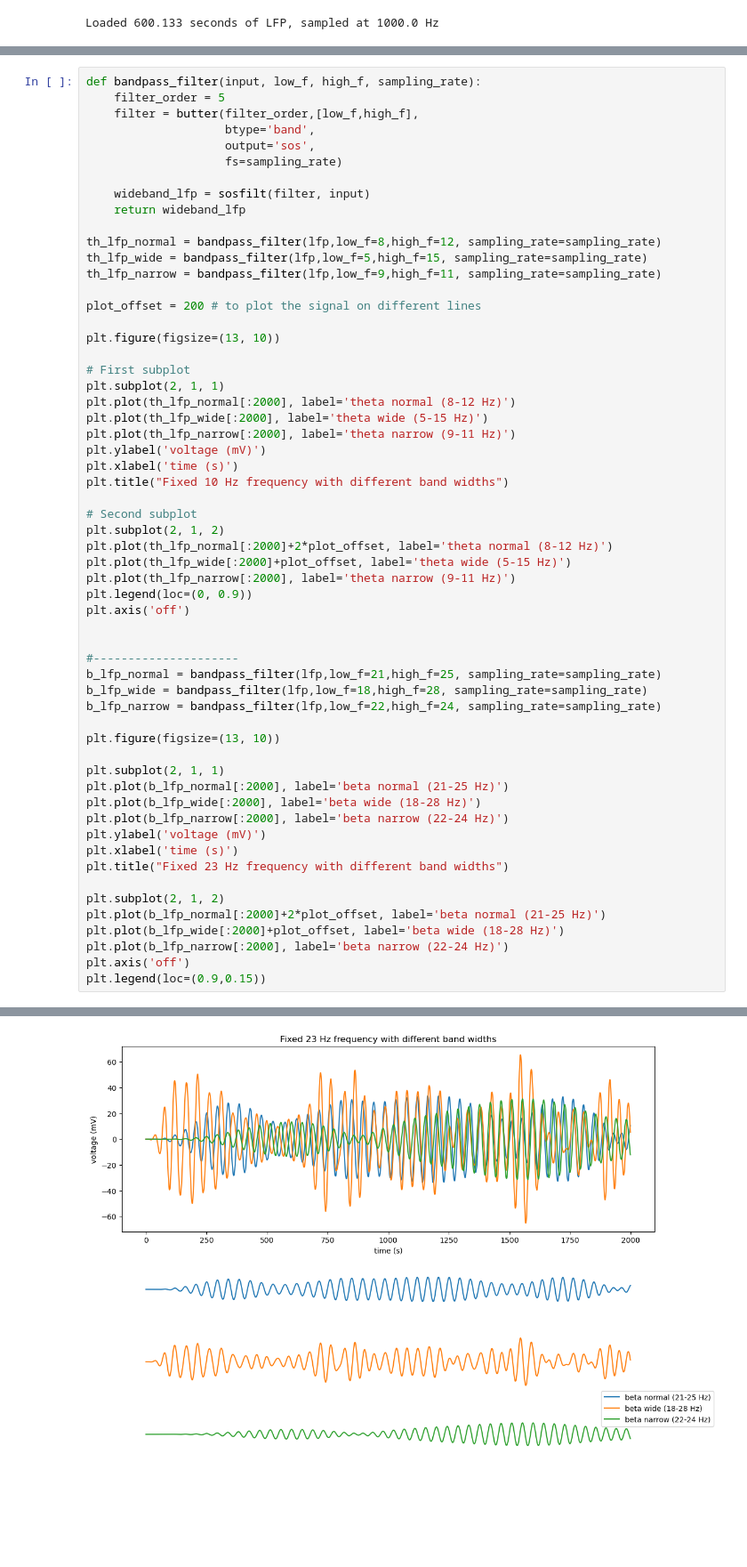
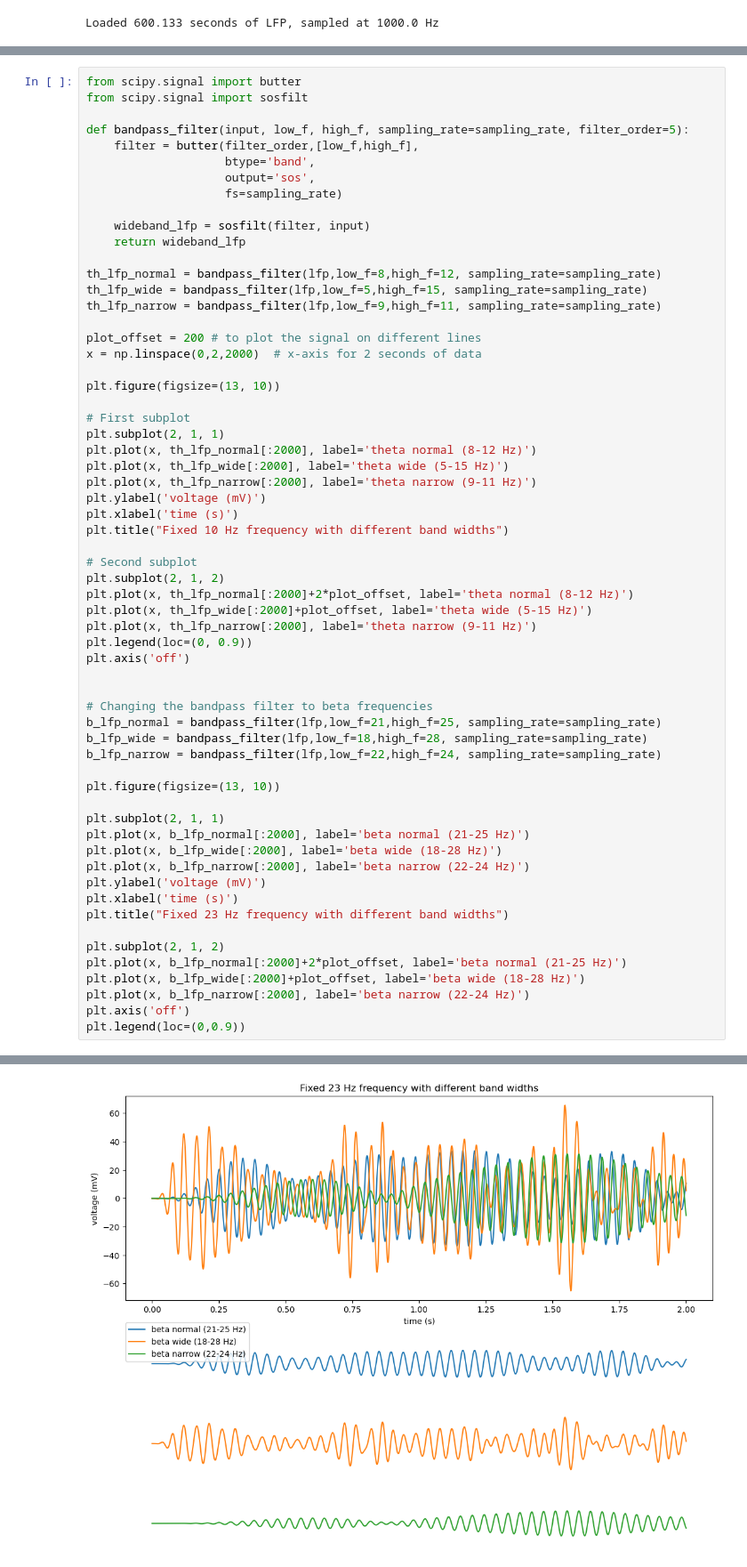
Before and after one commit to pschristodoulou/NRA, a Jupyter notebook: LFP/exercises_done1.ipynb, the cells around one changed output, grey strips where cells are left out. Shown at 89% size. Saved outputs shown, nothing was run; the diff lists cells and outputs as text; blank space fills up the shorter version.

Commit message:
Finished exercise 1 and added comments for the plot observations.

```diff
--- a/LFP/exercises_done1.ipynb
+++ b/LFP/exercises_done1.ipynb
@@ -44,8 +44,10 @@ plt.title("2 seconds of LFP Signal")
 Text(0.5, 1.0, '2 seconds of LFP Signal')
 [figure]
 # %%
-def bandpass_filter(input, low_f, high_f, sampling_rate):
-    filter_order = 5
+from scipy.signal import butter
+from scipy.signal import sosfilt
+
+def bandpass_filter(input, low_f, high_f, sampling_rate=sampling_rate, filter_order=5):
     filter = butter(filter_order,[low_f,high_f],
                     btype='band',
                     output='sos',
@@ -59,49 +61,50 @@ th_lfp_wide = bandpass_filter(lfp,low_f=5,high_f=15, sampling_rate=sampling_rate
 th_lfp_narrow = bandpass_filter(lfp,low_f=9,high_f=11, sampling_rate=sampling_rate)
 
 plot_offset = 200 # to plot the signal on different lines
+x = np.linspace(0,2,2000)  # x-axis for 2 seconds of data
 
 plt.figure(figsize=(13, 10))
 
 # First subplot
 plt.subplot(2, 1, 1)
-plt.plot(th_lfp_normal[:2000], label='theta normal (8-12 Hz)')
-plt.plot(th_lfp_wide[:2000], label='theta wide (5-15 Hz)')
-plt.plot(th_lfp_narrow[:2000], label='theta narrow (9-11 Hz)')
+plt.plot(x, th_lfp_normal[:2000], label='theta normal (8-12 Hz)')
+plt.plot(x, th_lfp_wide[:2000], label='theta wide (5-15 Hz)')
+plt.plot(x, th_lfp_narrow[:2000], label='theta narrow (9-11 Hz)')
 plt.ylabel('voltage (mV)')
 plt.xlabel('time (s)')
 plt.title("Fixed 10 Hz frequency with different band widths")
 
 # Second subplot
 plt.subplot(2, 1, 2)
-plt.plot(th_lfp_normal[:2000]+2*plot_offset, label='theta normal (8-12 Hz)')
-plt.plot(th_lfp_wide[:2000]+plot_offset, label='theta wide (5-15 Hz)')
-plt.plot(th_lfp_narrow[:2000], label='theta narrow (9-11 Hz)')
+plt.plot(x, th_lfp_normal[:2000]+2*plot_offset, label='theta normal (8-12 Hz)')
+plt.plot(x, th_lfp_wide[:2000]+plot_offset, label='theta wide (5-15 Hz)')
+plt.plot(x, th_lfp_narrow[:2000], label='theta narrow (9-11 Hz)')
 plt.legend(loc=(0, 0.9))
 plt.axis('off')
 
 
-#---------------------
+# Changing the bandpass filter to beta frequencies
 b_lfp_normal = bandpass_filter(lfp,low_f=21,high_f=25, sampling_rate=sampling_rate)
 b_lfp_wide = bandpass_filter(lfp,low_f=18,high_f=28, sampling_rate=sampling_rate)
 b_lfp_narrow = bandpass_filter(lfp,low_f=22,high_f=24, sampling_rate=sampling_rate)
 
 plt.figure(figsize=(13, 10))
 
 plt.subplot(2, 1, 1)
-plt.plot(b_lfp_normal[:2000], label='beta normal (21-25 Hz)')
-plt.plot(b_lfp_wide[:2000], label='beta wide (18-28 Hz)')
-plt.plot(b_lfp_narrow[:2000], label='beta narrow (22-24 Hz)')
+plt.plot(x, b_lfp_normal[:2000], label='beta normal (21-25 Hz)')
+plt.plot(x, b_lfp_wide[:2000], label='beta wide (18-28 Hz)')
+plt.plot(x, b_lfp_narrow[:2000], label='beta narrow (22-24 Hz)')
 plt.ylabel('voltage (mV)')
 plt.xlabel('time (s)')
 plt.title("Fixed 23 Hz frequency with different band widths")
 
 plt.subplot(2, 1, 2)
-plt.plot(b_lfp_normal[:2000]+2*plot_offset, label='beta normal (21-25 Hz)')
-plt.plot(b_lfp_wide[:2000]+plot_offset, label='beta wide (18-28 Hz)')
-plt.plot(b_lfp_narrow[:2000], label='beta narrow (22-24 Hz)')
+plt.plot(x, b_lfp_normal[:2000]+2*plot_offset, label='beta normal (21-25 Hz)')
+plt.plot(x, b_lfp_wide[:2000]+plot_offset, label='beta wide (18-28 Hz)')
+plt.plot(x, b_lfp_narrow[:2000], label='beta narrow (22-24 Hz)')
 plt.axis('off')
-plt.legend(loc=(0.9,0.15))
+plt.legend(loc=(0,0.9))
 # %% [output]
 <matplotlib.legend.Legend at 0x...>
 [figure]
-[figure, old version]
+[figure, new version]
```
Also changed, not shown: parts of 6 cells of this notebook.
